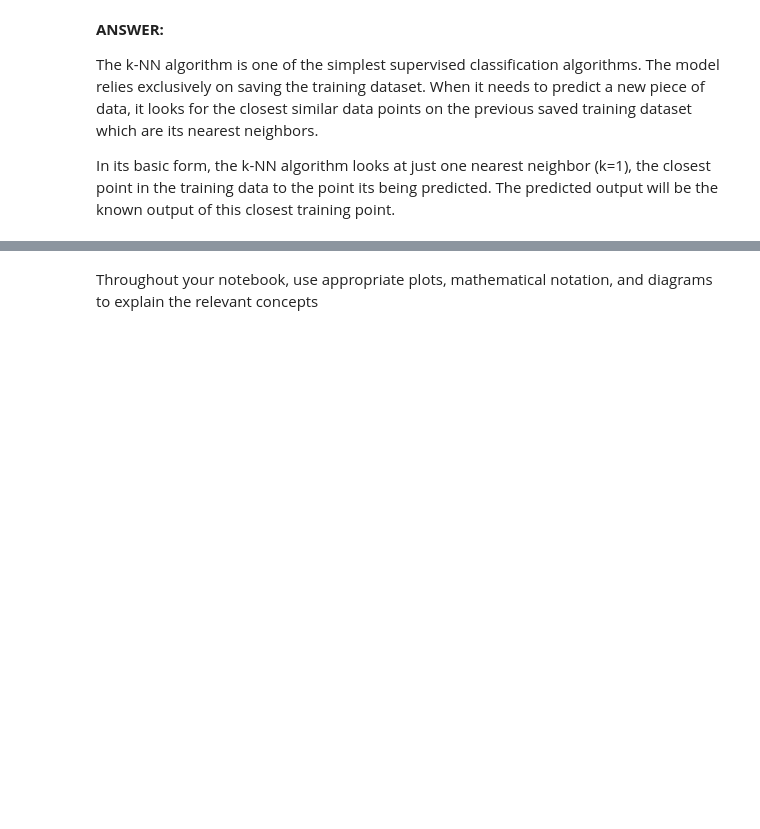
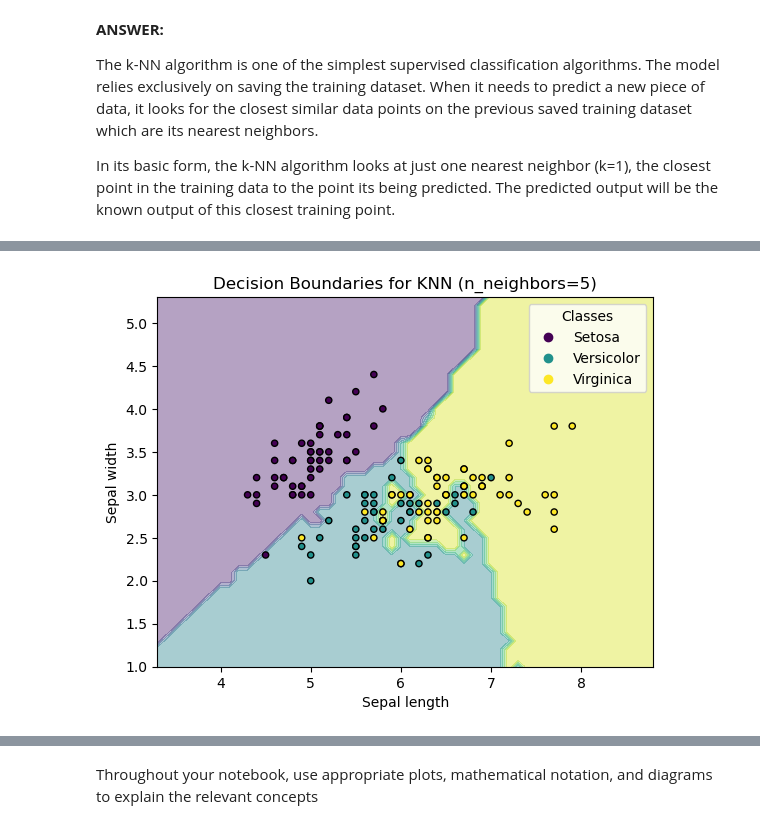
Before and after one commit to andreiandrade7/MACHINE-LEARNING-AND-STATISTICS, a Jupyter notebook: project.ipynb, the cells around one changed output, grey strips where cells are left out. Saved outputs shown, nothing was run; the diff lists cells and outputs as text; code cells hidden in the pictures; blank space fills up the shorter version.

Commit message:
Project-Visual representation classifier

```diff
--- a/project.ipynb
+++ b/project.ipynb
@@ -68,0 +73,4 @@ In its basic form, the k-NN algorithm looks at just one nearest neighbor (k=1),
+# %%
+
+iris = datasets.load_iris()
+print(iris)
@@ -106,0 +152,26 @@ The percentage of correct predictions is: 0.97 considering that 30 samples have
+# %%
+
+# Plotting decision boundaries for the first two features
+X_visualize = iris.data[:, :2]  # Considering only the first two features for visualization
+clf_visualize = KNeighborsClassifier(n_neighbors=5)
+clf_visualize.fit(X_visualize, iris.target)
+
+x_min, x_max = X_visualize[:, 0].min() - 1, X_visualize[:, 0].max() + 1
+y_min, y_max = X_visualize[:, 1].min() - 1, X_visualize[:, 1].max() + 1
+xx, yy = np.meshgrid(np.arange(x_min, x_max, 0.1),
+                     np.arange(y_min, y_max, 0.1))
+Z = clf_visualize.predict(np.c_[xx.ravel(), yy.ravel()])
+Z = Z.reshape(xx.shape)
+
+# Create a scatter plot with legend for classes
+plt.contourf(xx, yy, Z, alpha=0.4)
+scatter = plt.scatter(X_visualize[:, 0], X_visualize[:, 1], c=iris.target, s=20, edgecolor='k')
+plt.xlabel('Sepal length')
+plt.ylabel('Sepal width')
+plt.title('Decision Boundaries for KNN (n_neighbors=5)')
+
+# Create a legend based on the target classes
+legend = plt.legend(handles=scatter.legend_elements()[0], labels=['Setosa', 'Versicolor', 'Virginica'], title='Classes')
+plt.show()
+# %% [output]
+[figure, added]
```
Also changed, not shown: parts of 9 cells of this notebook.
